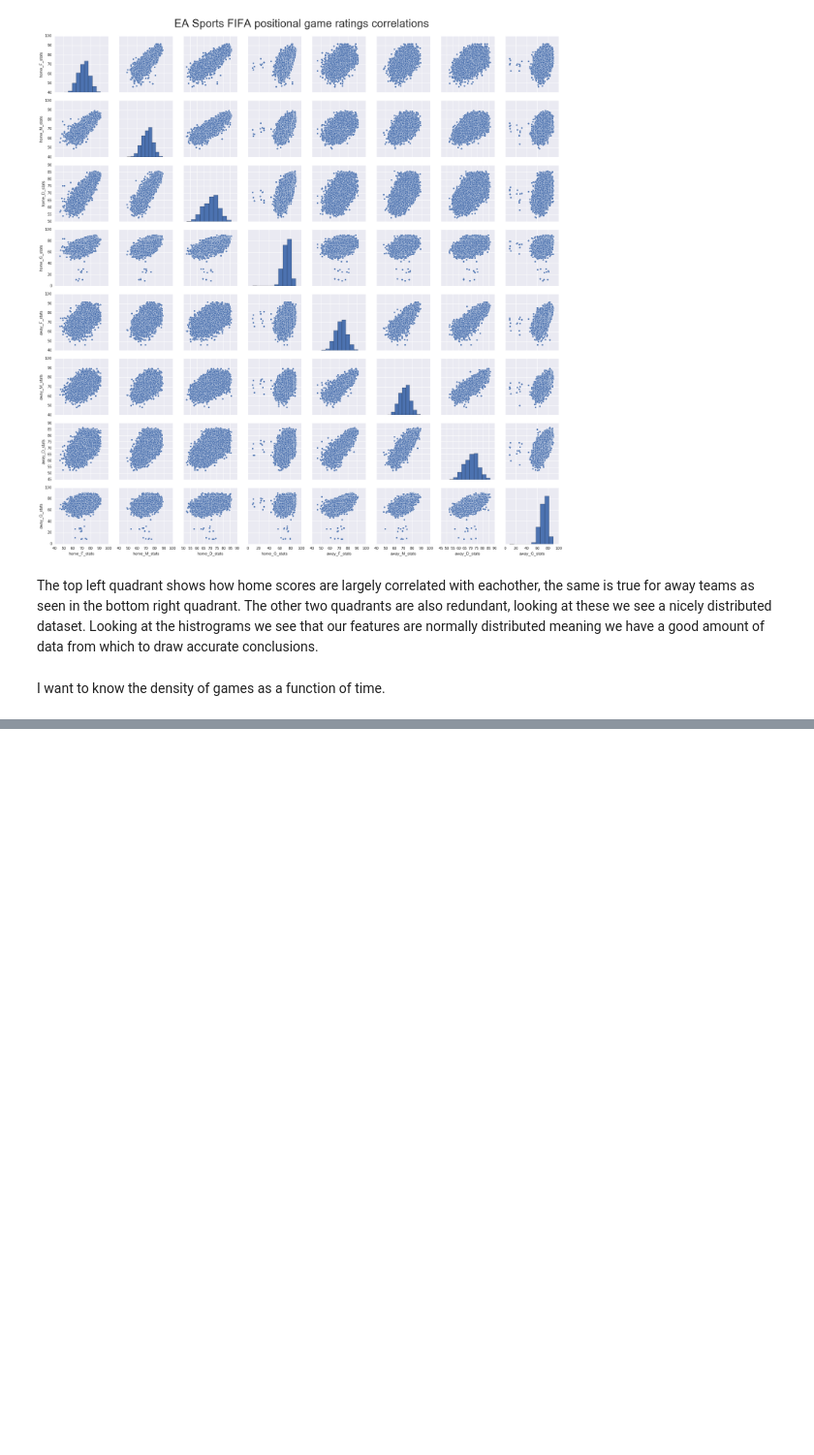
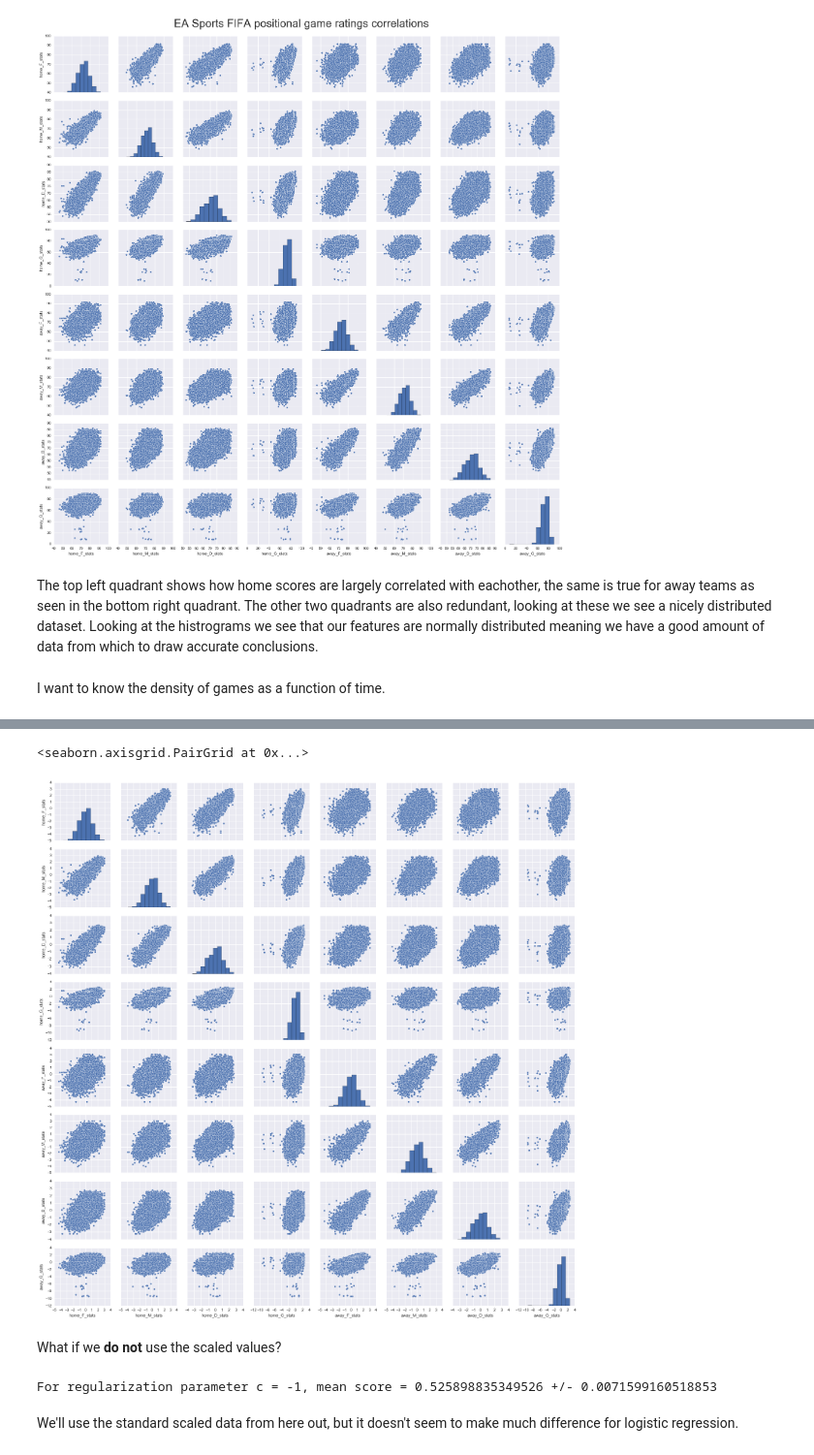
Before and after one commit to agalea91/Kaggle_scripts, a Jupyter notebook: European_soccer_betting/EA_MachineLearning_FIFA.ipynb, the cells around one changed output, grey strips where cells are left out. Shown at 97% size. Cells and saved outputs as stored; diff of their text form; code cells hidden in the pictures; blank space fills up the shorter version.

```diff
--- a/European_soccer_betting/EA_MachineLearning_FIFA.ipynb
+++ b/European_soccer_betting/EA_MachineLearning_FIFA.ipynb
@@ -654 +642,4 @@ Are any of our features correlated?
+# %%
+features_1 = ['home_F_stats', 'home_M_stats', 'home_D_stats', 'home_G_stats',
+              'away_F_stats', 'away_M_stats', 'away_D_stats', 'away_G_stats']
 # %%
@@ -746,0 +778,22 @@ plt.savefig('mean_ratings_2016_violin.png', bbox_inches='tight', dpi=144)
+# %%
+X_train = df[features_1].values
+y_train = df.game_result.values
+
+stdScaler = StandardScaler()
+X_train_std = stdScaler.fit_transform(X_train)
+# %%
+sns.pairplot(pd.DataFrame(X_train_std, columns=features_1))
+# %% [output]
+<seaborn.axisgrid.PairGrid at 0x...>
+[figure, added]
+# %% [markdown]
+What if we __do not__ use the scaled values?
+# %%
+lr = LogisticRegression(penalty='l2', C=10**(-1), random_state=0)
+scores = cross_val_score(estimator=lr, X=X_train, y=y_train,
+                         cv=5, n_jobs=1)
+print('For regularization parameter c = -1, mean score = {} +/- {}'.format(np.mean(scores), np.std(scores)))
+# %% [output]
+For regularization parameter c = -1, mean score = 0.525898835349526 +/- 0.0071599160518853
+# %% [markdown]
+We'll use the standard scaled data from here out, but it doesn't seem to make much difference for logistic regression.
```
Also changed, not shown: parts of 59 cells of this notebook, 16 other files.
